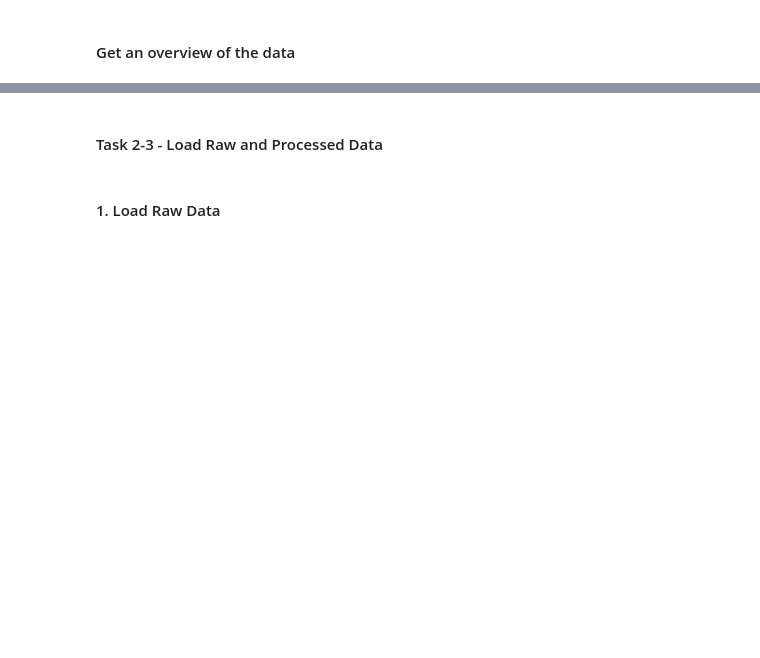
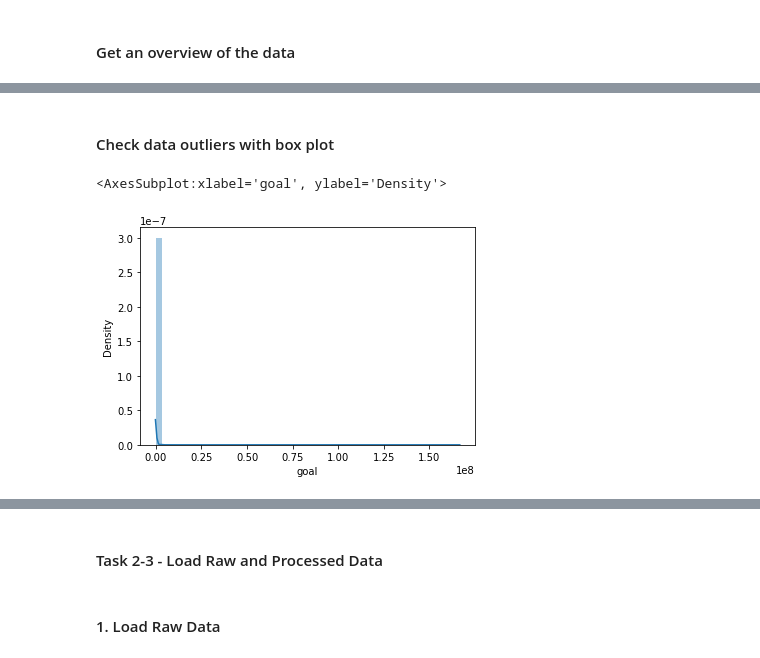
Before and after one commit to data301-2021-winter1/project-group07-project, a Jupyter notebook: notebooks/analysis2.ipynb, the cells around one changed output, grey strips where cells are left out. Cells and saved outputs as stored; diff of their text form; code cells hidden in the pictures; blank space fills up the shorter version.

```diff
--- a/notebooks/analysis2.ipynb
+++ b/notebooks/analysis2.ipynb
@@ -124,0 +137,7 @@ dataset5
+# %% [markdown]
+#### Check data outliers with box plot
+# %%
+sns.distplot(dataset2['goal'])
+# %% [output]
+<AxesSubplot:xlabel='goal', ylabel='Density'>
+[figure, added]
```
Also changed, not shown: parts of 28 cells of this notebook.
